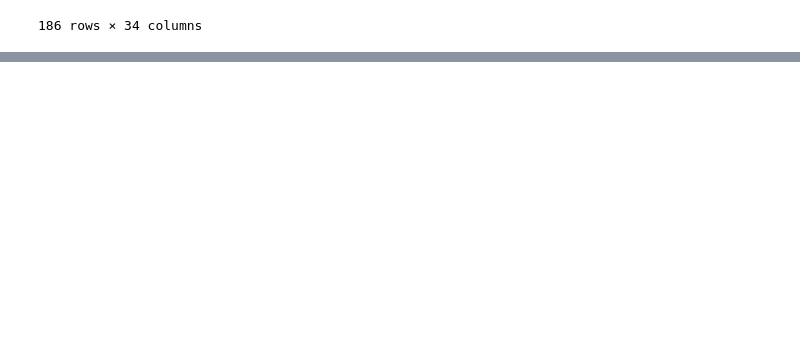
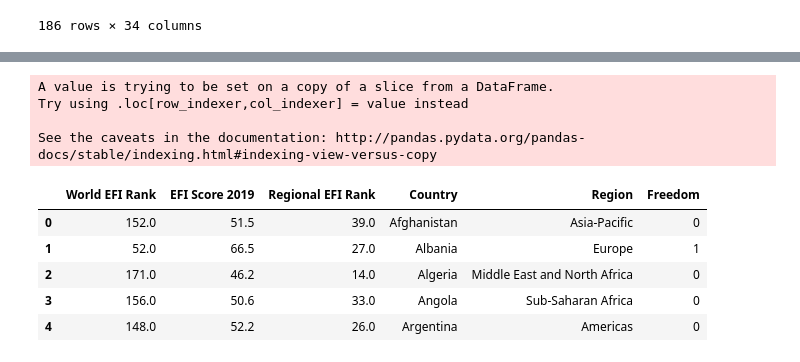
Before and after one commit to fchikwekwe/IntroToMachineLearning, a Jupyter notebook: EconomicFreedomProject.ipynb, the cells around one changed output, grey strips where cells are left out. Cells and saved outputs as stored; diff of their text form; code cells hidden in the pictures; blank space fills up the shorter version.

```diff
--- a/EconomicFreedomProject.ipynb
+++ b/EconomicFreedomProject.ipynb
@@ -51,0 +66,4 @@ Index(['CountryID', 'Country Name', 'WEBNAME', 'Region', 'World Rank',
+# %%
+# Let's have our rankings in a separate dataframe
+rankings = df[['World EFI Rank','EFI Score 2019', 'Regional EFI Rank', 'Country', 'Region']]
+rankings.head()
@@ -51,0 +77,19 @@ Index(['CountryID', 'Country Name', 'WEBNAME', 'Region', 'World Rank',
+# %%
+conditions = [
+    (rankings["EFI Score 2019"] >= 60),
+    (rankings["EFI Score 2019"] < 60)
+]
+choices = [1, 0]
+rankings["Freedom"] = np.select(conditions, choices, default="None")
+rankings.head()
+# %% [output]
+A value is trying to be set on a copy of a slice from a DataFrame.
+Try using .loc[row_indexer,col_indexer] = value instead
+
+See the caveats in the documentation: http://pandas.pydata.org/pandas-docs/stable/indexing.html#indexing-view-versus-copy
+|  | World EFI Rank | EFI Score 2019 | Regional EFI Rank | Country | Region | Freedom |
+| 0 | 152.0 | 51.5 | 39.0 | Afghanistan | Asia-Pacific | 0 |
+| 1 | 52.0 | 66.5 | 27.0 | Albania | Europe | 1 |
+| 2 | 171.0 | 46.2 | 14.0 | Algeria | Middle East and North Africa | 0 |
+| 3 | 156.0 | 50.6 | 33.0 | Angola | Sub-Saharan Africa | 0 |
+| 4 | 148.0 | 52.2 | 26.0 | Argentina | Americas | 0 |
```
Also changed, not shown: parts of 12 cells of this notebook, 1 other file.
